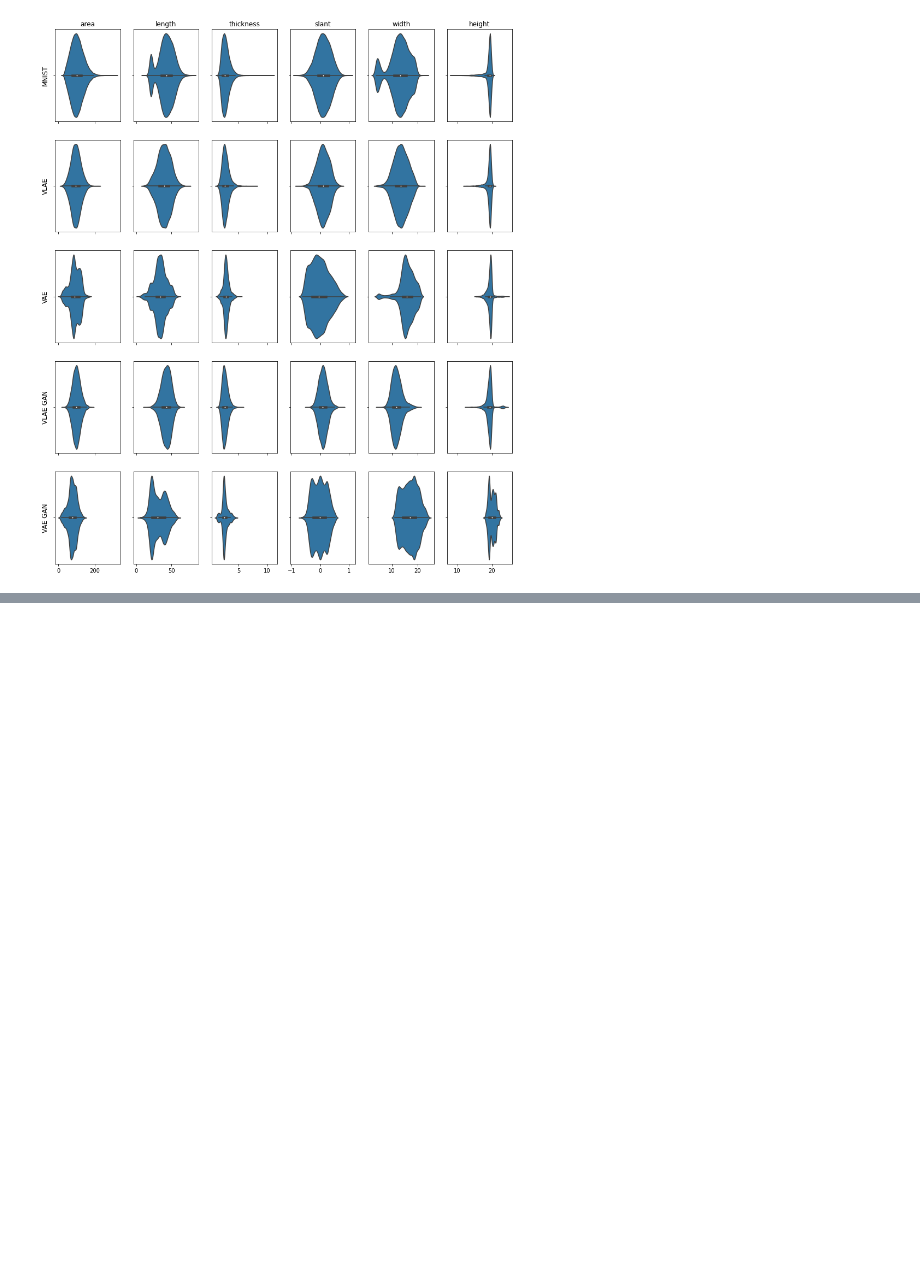
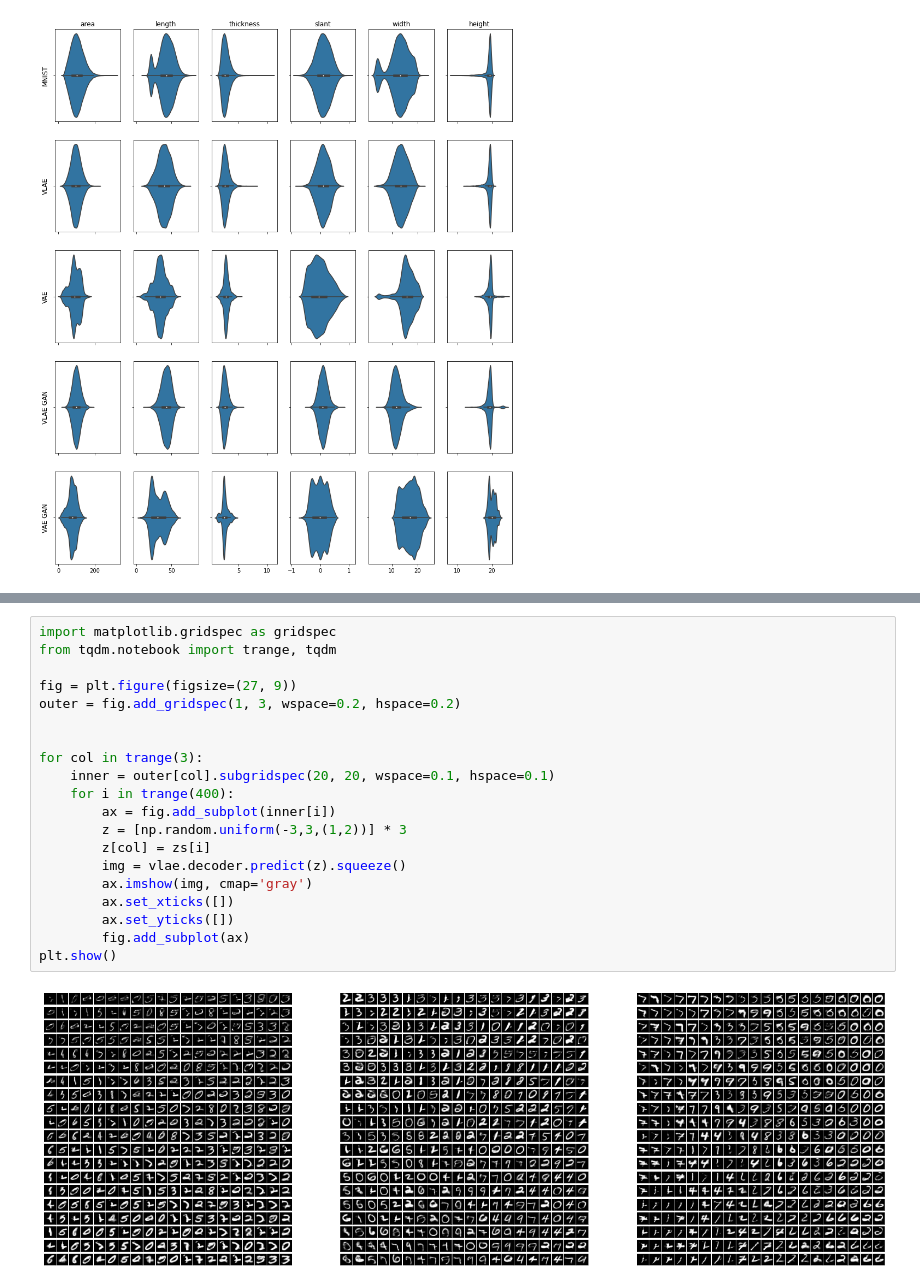
Before and after one commit to LeoIV/master-thesis-leonard, a Jupyter notebook: notebooks/results_14_04_2020.ipynb, the cells around one changed output, grey strips where cells are left out. Drawn from its saved outputs; the diff is of its cells as text; blank space fills up the shorter version.

```diff
--- a/notebooks/results_14_04_2020.ipynb
+++ b/notebooks/results_14_04_2020.ipynb
@@ -729,0 +764,22 @@ np.array(vlae_pd['length']).max()
+# %%
+import matplotlib.gridspec as gridspec
+from tqdm.notebook import trange, tqdm
+
+fig = plt.figure(figsize=(27, 9))
+outer = fig.add_gridspec(1, 3, wspace=0.2, hspace=0.2)
+
+
+for col in trange(3):
+    inner = outer[col].subgridspec(20, 20, wspace=0.1, hspace=0.1)
+    for i in trange(400):
+        ax = fig.add_subplot(inner[i])
+        z = [np.random.uniform(-3,3,(1,2))] * 3
+        z[col] = zs[i]
+        img = vlae.decoder.predict(z).squeeze()
+        ax.imshow(img, cmap='gray')
+        ax.set_xticks([])
+        ax.set_yticks([])
+        fig.add_subplot(ax)
+plt.show()
+# %% [output]
+[figure, added]
```
Also changed, not shown: parts of 13 cells of this notebook, 6 other files.
